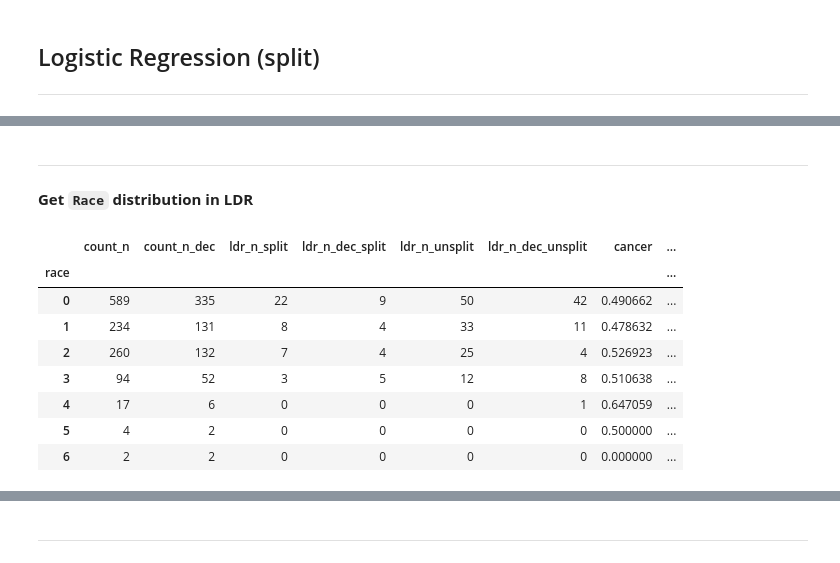
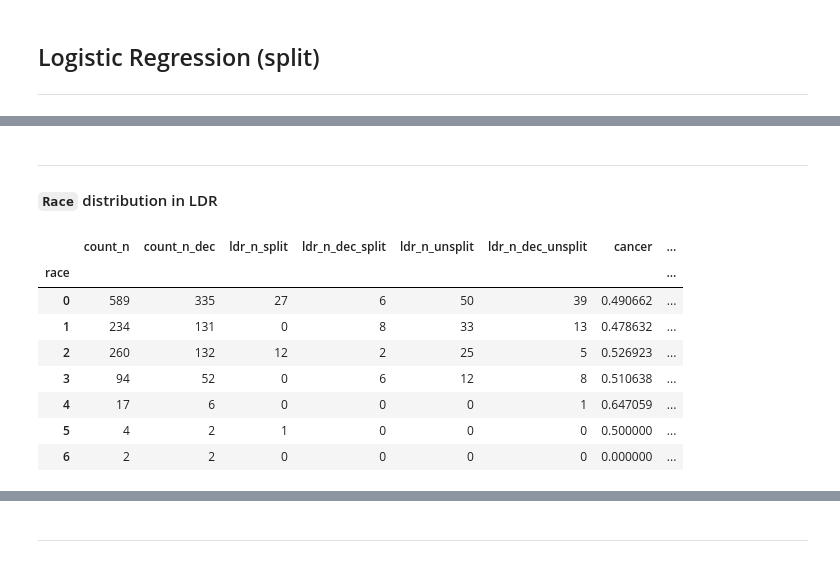
Before and after one commit to illato/vigilant-computing-machine, a Jupyter notebook: source/Notebooks/conformal_prediction_confidence_LDR_disparity_notebook.ipynb, the cells around one changed output, grey strips where cells are left out. Saved outputs shown, nothing was run; the diff lists cells and outputs as text; code cells hidden in the pictures.

```diff
--- a/source/Notebooks/conformal_prediction_confidence_LDR_disparity_notebook.ipynb
+++ b/source/Notebooks/conformal_prediction_confidence_LDR_disparity_notebook.ipynb
@@ -355,0 +346,10 @@ We will proceed by using the entirety of the population sample for training, cal
+# %%
+normalizer = Orange.preprocess.Normalizer(norm_type = Orange.preprocess.Normalize.NormalizeBySD)
+
+train = normalizer(train)
+calibrate = normalizer(calibrate)
+test = normalizer(test)
+
+train_dec = normalizer(train_dec)
+calibrate = normalizer(calibrate_dec)
+test_dec = normalizer(test_dec)
@@ -355,0 +571,3 @@ We will proceed by using the entirety of the population sample for training, cal
+# %%
+tab_signal = normalizer(tab)
+tab_downsampl = normalizer(tab_dec)
@@ -385,14 +613,14 @@ cc = cp.classification.InductiveClassifier(
         cp.nonconformity.InverseProbability(
             Orange.classification.LogisticRegressionLearner()))
 
-experiment_logistic_cancer_decimated = util.run_experiments(cc,
-                                                            tab_decimated,
-                                                            tab_decimated,
-                                                            tab_decimated,
+experiment_logistic_cancer_downsampl = util.run_experiments(cc,
+                                                            tab_downsampl,
+                                                            tab_downsampl,
+                                                            tab_downsampl,
                                                             eps=0.05,
                                                             method='Baseline Unsplit Data')
 
-util.plot_experiments(experiment_logistic_cancer_decimated)
-experiment_logistic_cancer_decimated
+util.plot_experiments(experiment_logistic_cancer_downsampl)
+experiment_logistic_cancer_downsampl.iloc[:,:-3]
 # %% [output]
 |  | confidence | credibility | verdict | empty | single | single_correct | multiple | data | mondrian | ... |
@@ -416,11 +646,11 @@ df_pred_logistic_signal_ldr.tail(1)
 |  | classes | confidence | credibility | eps | p | verdict | T1 | N_Biop | HypPlas | AgeMen | ... |
 | 1199 | [0, 1] | 0.935054 | 0.064946 | 0.05 | [(0.0649458784346378, 0), (0.0649... | True | 0.0845 | 0 | 2 | 0.51721 | ... |
 # %%
-df_pred = experiment_logistic_cancer_decimated.loc[0, 'df']
+df_pred = experiment_logistic_cancer_downsampl.loc[0, 'df']
 df_pred = util.sort_reindex(df_pred,
                                                              col=['confidence','credibility'])
 ldr_idx = int(len(df_pred.index.values) / 10)
-df_pred_logistic_signal_cancer_decimated_ldr = df_pred.iloc[-ldr_idx:,:].copy()
-df_pred_logistic_signal_cancer_decimated_ldr.tail(1)
+df_pred_logistic_signal_cancer_downsampl_ldr = df_pred.iloc[-ldr_idx:,:].copy()
+df_pred_logistic_signal_cancer_downsampl_ldr.tail(1)
 # %% [output]
 |  | classes | confidence | credibility | eps | p | verdict | T1 | N_Biop | HypPlas | AgeMen | ... |
@@ -428,42 +658,42 @@ df_pred_logistic_signal_cancer_decimated_ldr.tail(1)
 # %% [markdown]
 ----
-__Get `Race` distribution in LDR__
+#### `Race` distribution in LDR
 # %%
 # 1:1 healthy:cancer (unsplit)
 counts = df_pred_logistic_signal_ldr.Race.value_counts().sort_index()
 sums = counts.values.sum()
 proportions = pd.DataFrame({'ldr_p_unsplit': counts / sums,
                             'ldr_n_unsplit': counts})
 table = df_logistic_table.join(proportions,
                                on='race',
                                how='left')
 table = table.fillna(0)
 table['ldr_n_unsplit'] = table['ldr_n_unsplit'].astype(int)
 df_logistic_ldr_race_disparity_unsplit = table.copy()
 df_logistic_table = df_logistic_ldr_race_disparity_unsplit.iloc[:, [0,1,2,3,11,4,5,6,7,8,9,10]]
 
 # 10:1 healthy:cancer (unsplit)
-counts = df_pred_logistic_signal_cancer_decimated_ldr.Race.value_counts().sort_index()
+counts = df_pred_logistic_signal_cancer_downsampl_ldr.Race.value_counts().sort_index()
 sums = counts.values.sum()
 proportions = pd.DataFrame({'ldr_p_dec_unsplit': counts / sums,
                             'ldr_n_dec_unsplit': counts})
 table = df_logistic_table.join(proportions,
                                on='race',
                                how='left')
 table = table.fillna(0)
 table['ldr_n_dec_unsplit'] = table['ldr_n_dec_unsplit'].astype(int)
-df_logistic_signal_cancer_decimated_ldr_race_disparity_unsplit = table.copy()
-df_logistic_table = df_logistic_signal_cancer_decimated_ldr_race_disparity_unsplit.iloc[:, [0,1,2,3,4,13,5,6,7,8,9,10,11,12]]
+df_logistic_signal_cancer_downsampl_ldr_race_disparity_unsplit = table.copy()
+df_logistic_table = df_logistic_signal_cancer_downsampl_ldr_race_disparity_unsplit.iloc[:, [0,1,2,3,4,13,5,6,7,8,9,10,11,12]]
 df_logistic_table
 # %% [output]
 |  | count_n | count_n_dec | ldr_n_split | ldr_n_dec_split | ldr_n_unsplit | ldr_n_dec_unsplit | cancer | ... |
 | race |  |  |  |  |  |  |  | ... |
-| 0 | 589 | 335 | 22 | 9 | 50 | 42 | 0.490662 | ... |
-| 1 | 234 | 131 | 8 | 4 | 33 | 11 | 0.478632 | ... |
-| 2 | 260 | 132 | 7 | 4 | 25 | 4 | 0.526923 | ... |
-| 3 | 94 | 52 | 3 | 5 | 12 | 8 | 0.510638 | ... |
+| 0 | 589 | 335 | 27 | 6 | 50 | 39 | 0.490662 | ... |
+| 1 | 234 | 131 | 0 | 8 | 33 | 13 | 0.478632 | ... |
+| 2 | 260 | 132 | 12 | 2 | 25 | 5 | 0.526923 | ... |
+| 3 | 94 | 52 | 0 | 6 | 12 | 8 | 0.510638 | ... |
 | 4 | 17 | 6 | 0 | 0 | 0 | 1 | 0.647059 | ... |
-| 5 | 4 | 2 | 0 | 0 | 0 | 0 | 0.500000 | ... |
+| 5 | 4 | 2 | 1 | 0 | 0 | 0 | 0.500000 | ... |
 | 6 | 2 | 2 | 0 | 0 | 0 | 0 | 0.000000 | ... |
 # %%
 df_logistic_table.loc[:, ['count_p', 'ldr_p_split', 'ldr_p_unsplit', 'count_p_dec', 'ldr_p_dec_split', 'ldr_p_dec_unsplit']]
```
Also changed, not shown: parts of 116 cells of this notebook, 7 other files.
